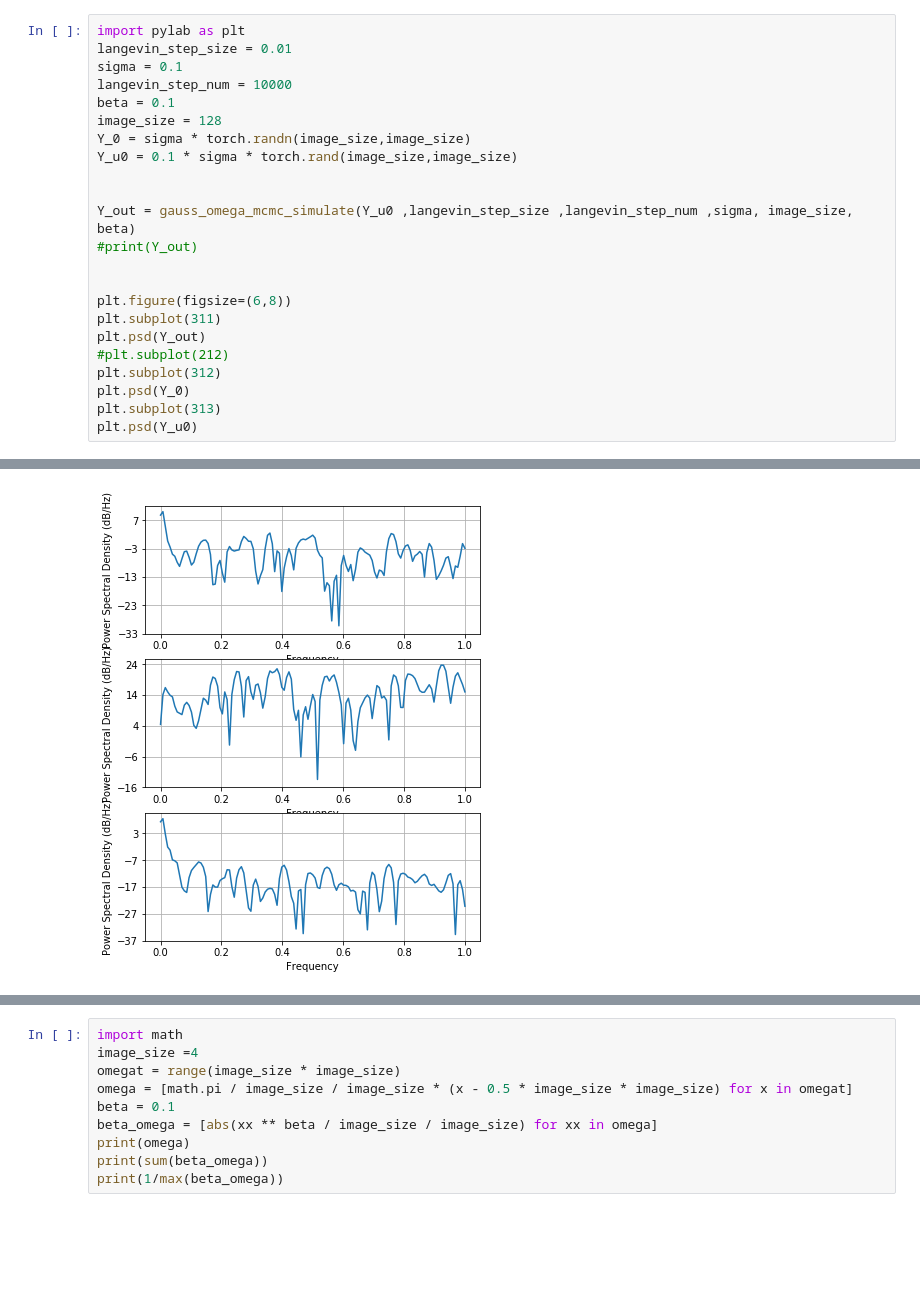
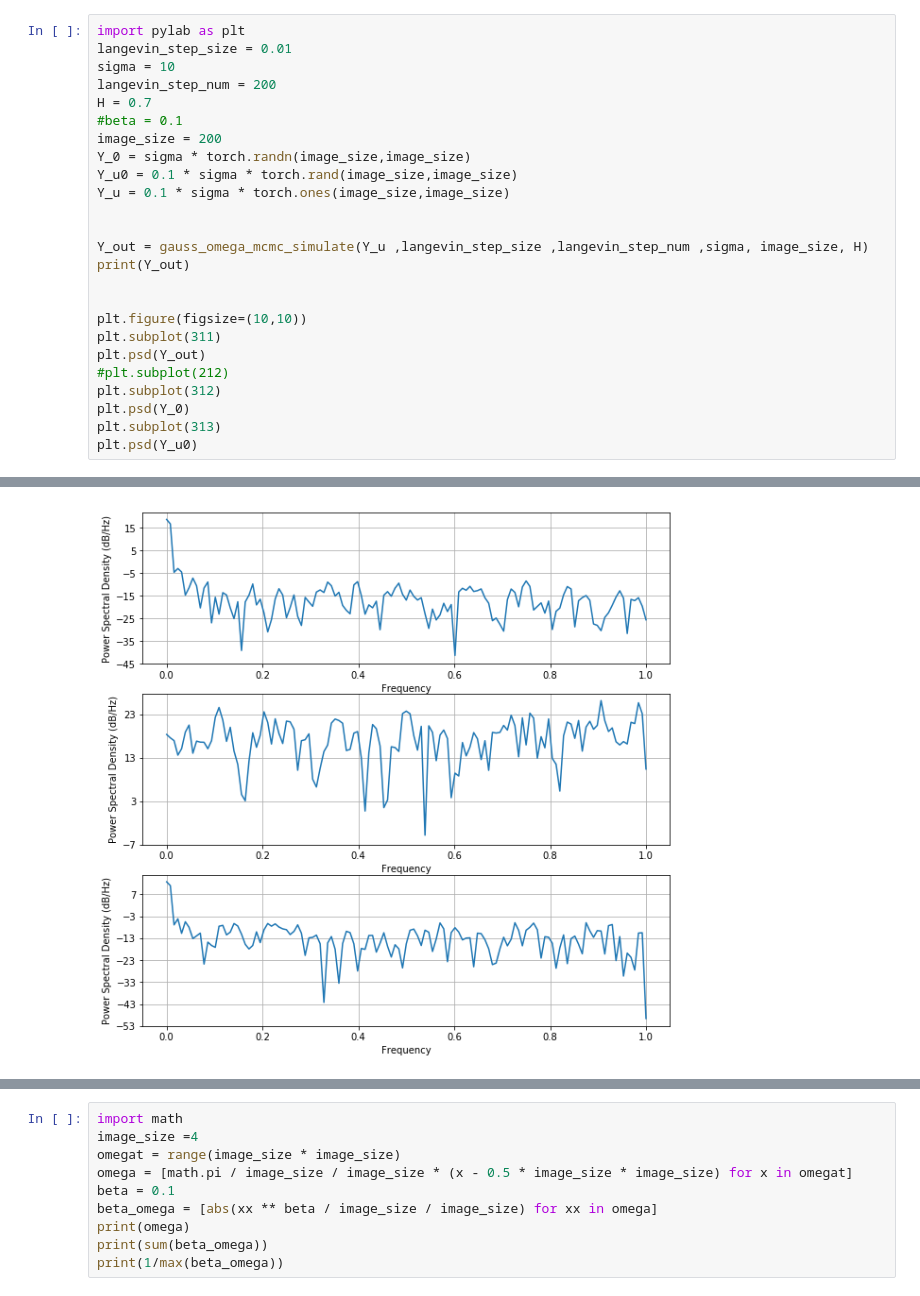
Before and after one commit to worden1/pytorch-CoopNets, a Jupyter notebook: gauss_mcmc.ipynb, the cells around one changed output, grey strips where cells are left out. Drawn from its saved outputs; the diff is of its cells as text; blank space fills up the shorter version.

```diff
--- a/gauss_mcmc.ipynb
+++ b/gauss_mcmc.ipynb
@@ -32,19 +62,21 @@ def gauss_omega_mcmc_simulate(Y_0 ,langevin_step_size ,langevin_step_num ,sigma,
 # %%
 import pylab as plt
 langevin_step_size = 0.01
-sigma = 0.1
-langevin_step_num = 10000
-beta = 0.1
-image_size = 128
+sigma = 10
+langevin_step_num = 200
+H = 0.7
+#beta = 0.1
+image_size = 200
 Y_0 = sigma * torch.randn(image_size,image_size)
 Y_u0 = 0.1 * sigma * torch.rand(image_size,image_size)
+Y_u = 0.1 * sigma * torch.ones(image_size,image_size)
 
 
-Y_out = gauss_omega_mcmc_simulate(Y_u0 ,langevin_step_size ,langevin_step_num ,sigma, image_size, beta)
-#print(Y_out)
+Y_out = gauss_omega_mcmc_simulate(Y_u ,langevin_step_size ,langevin_step_num ,sigma, image_size, H)
+print(Y_out)
 
 
-plt.figure(figsize=(6,8))
+plt.figure(figsize=(10,10))
 plt.subplot(311)
 plt.psd(Y_out)
 #plt.subplot(212)
@@ -73,4 +112,4 @@ plt.psd(Y_u0)
-[figure, old version]
+[figure, new version]
 # %%
 import pylab as plt
 langevin_step_size = 0.01
```
Also changed, not shown: parts of 4 cells of this notebook.
